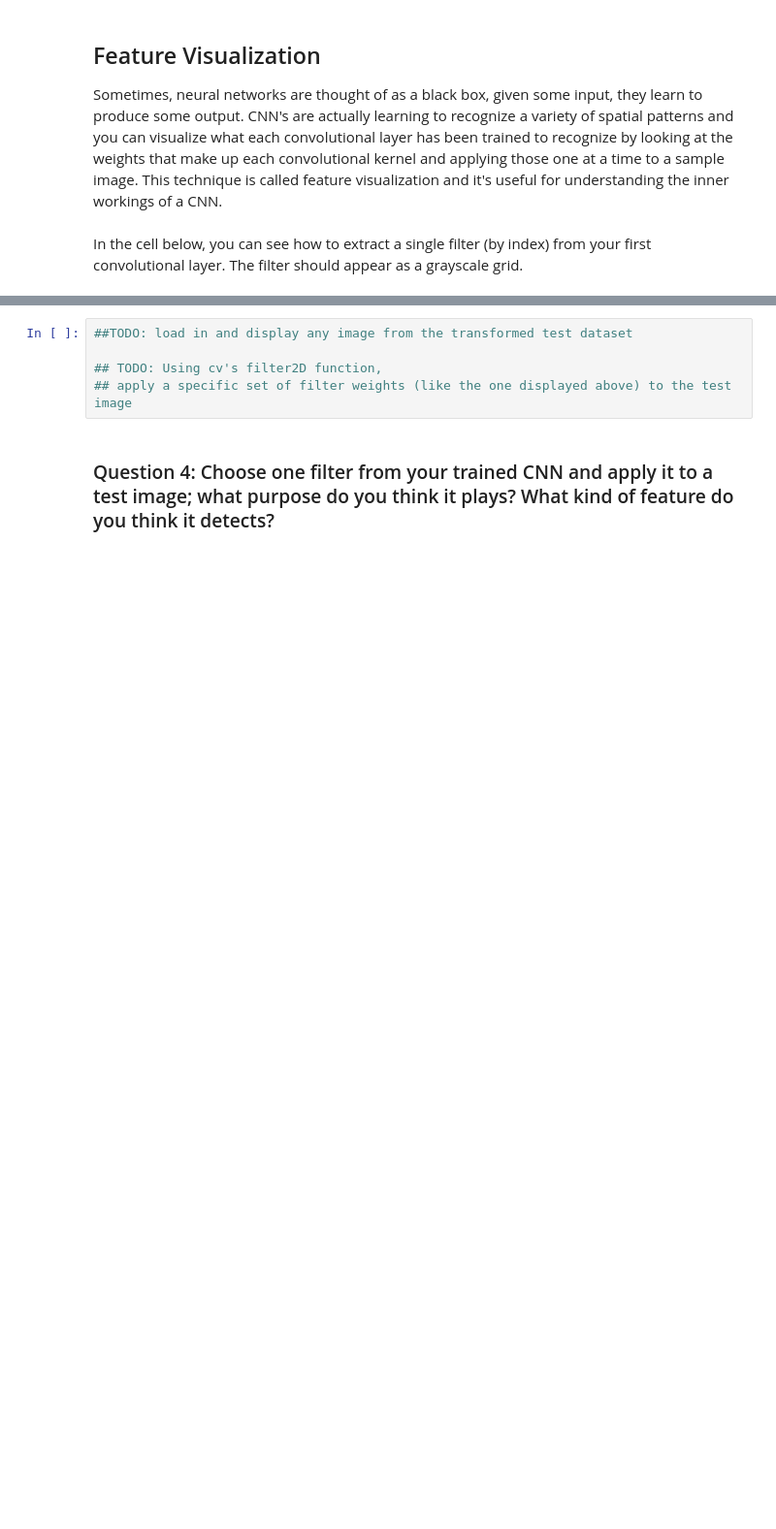
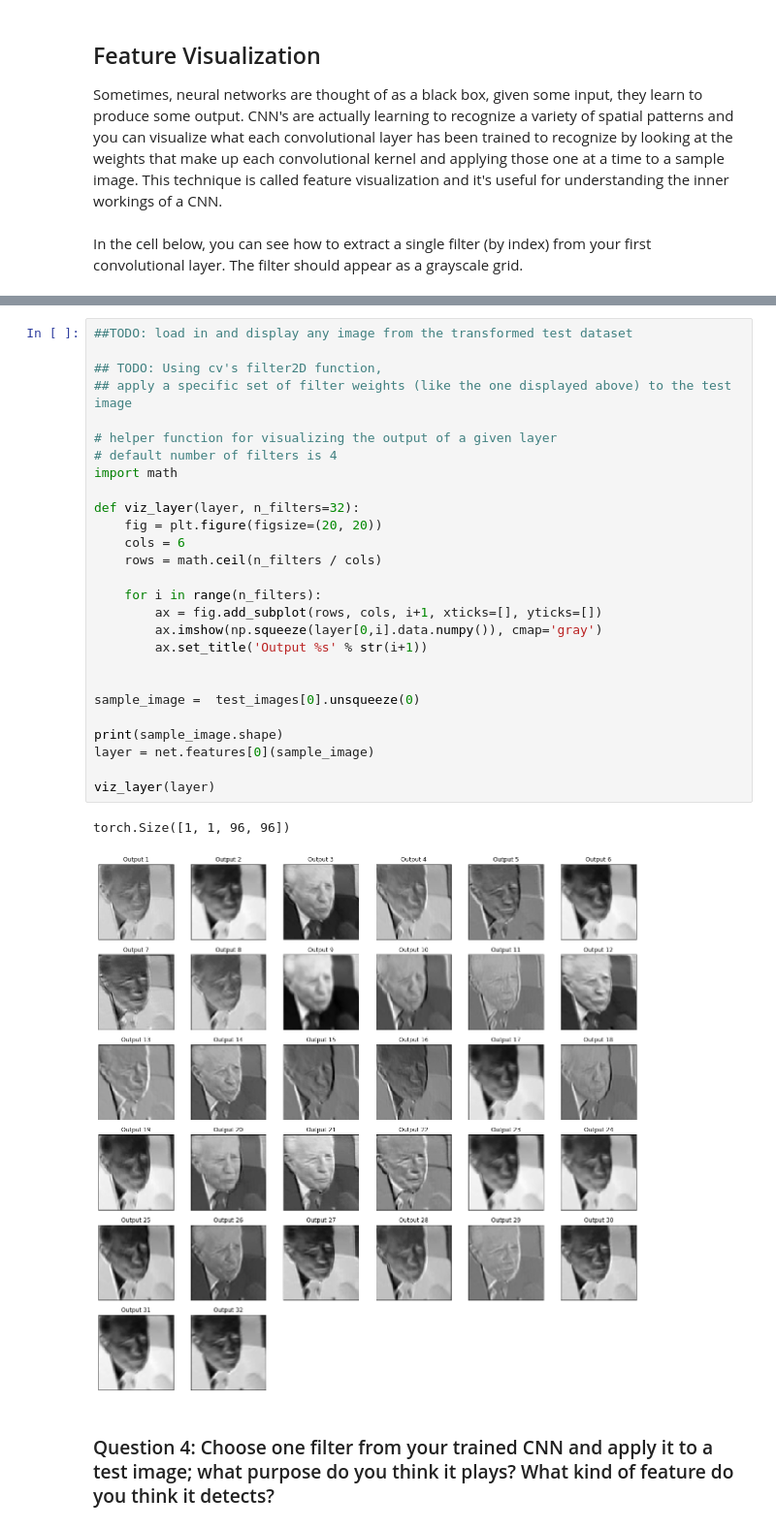
Before and after one commit to petersiemen/P1_Facial_Keypoints, a Jupyter notebook: 2. Define the Network Architecture.ipynb, the cells around one changed output, grey strips where cells are left out. Shown at 97% size. Saved outputs shown, nothing was run; the diff lists cells and outputs as text; blank space fills up the shorter version.

```diff
--- a/2. Define the Network Architecture.ipynb
+++ b/2. Define the Network Architecture.ipynb
@@ -468,8 +518,33 @@ Next, choose a test image and filter it with one of the convolutional kernels in
 # %%
 ##TODO: load in and display any image from the transformed test dataset
 
 ## TODO: Using cv's filter2D function,
 ## apply a specific set of filter weights (like the one displayed above) to the test image
+
+# helper function for visualizing the output of a given layer
+# default number of filters is 4
+import math
+
+def viz_layer(layer, n_filters=32):
+    fig = plt.figure(figsize=(20, 20))
+    cols = 6
+    rows = math.ceil(n_filters / cols)
+
+    for i in range(n_filters):
+        ax = fig.add_subplot(rows, cols, i+1, xticks=[], yticks=[])
+        ax.imshow(np.squeeze(layer[0,i].data.numpy()), cmap='gray')
+        ax.set_title('Output %s' % str(i+1))
+
+
+sample_image =  test_images[0].unsqueeze(0)
+
+print(sample_image.shape)
+layer = net.features[0](sample_image)
+
+viz_layer(layer)
+# %% [output]
+torch.Size([1, 1, 96, 96])
+[figure, added]
 # %% [markdown]
 ### Question 4: Choose one filter from your trained CNN and apply it to a test image; what purpose do you think it plays? What kind of feature do you think it detects?
 # %% [markdown]
```
Also changed, not shown: parts of 16 cells of this notebook, 6 other files.
